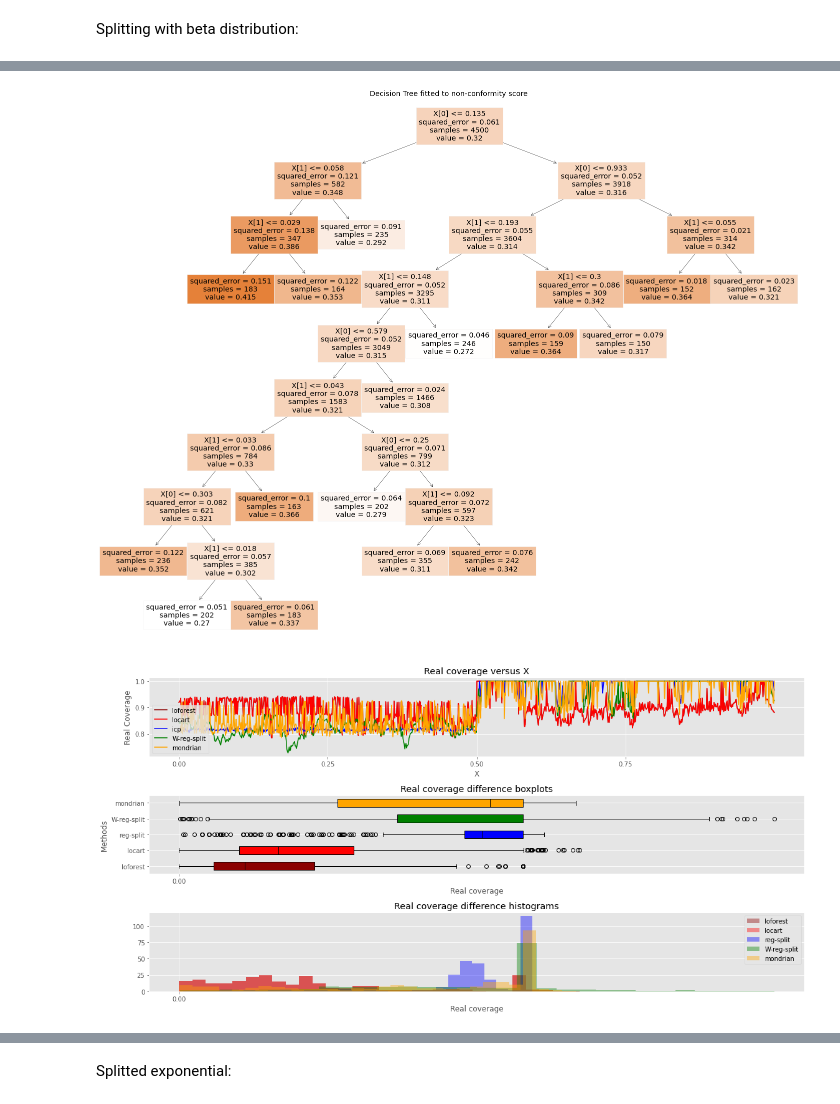
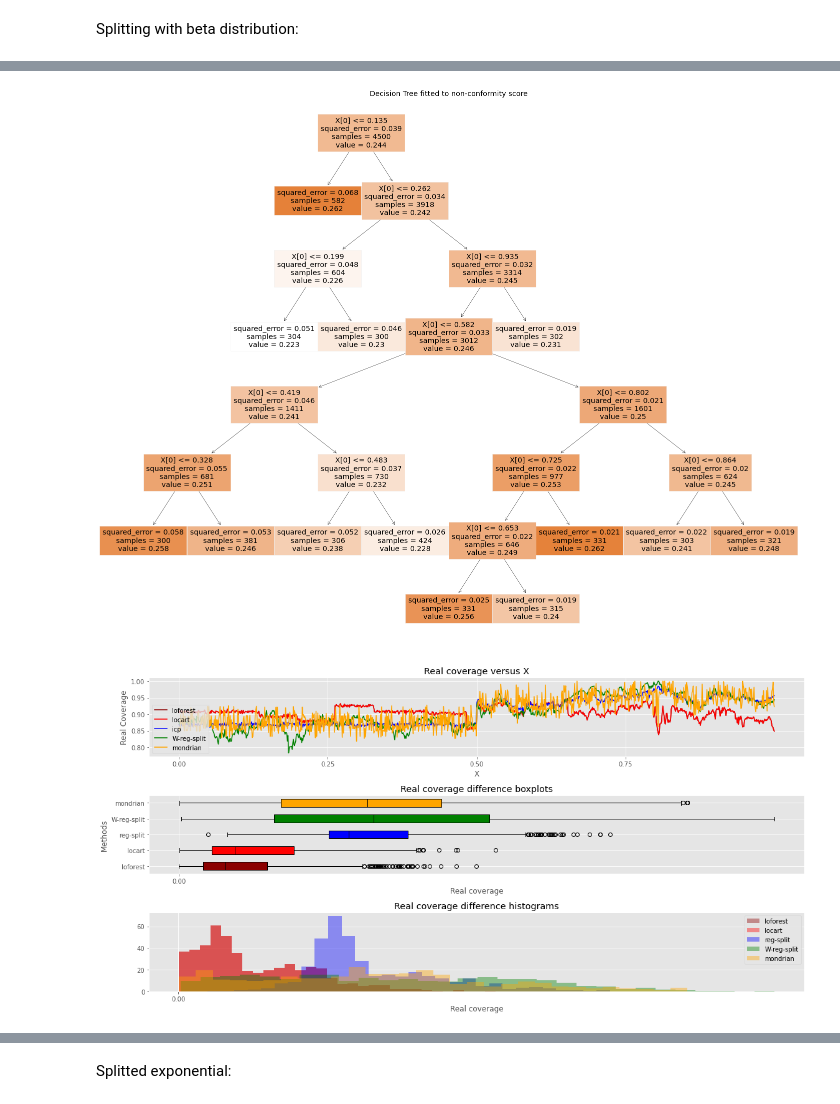
Before and after one commit to Monoxido45/clover, a Jupyter notebook: examples/toy_examples.ipynb, the cells around one changed output, grey strips where cells are left out. Cells and saved outputs as stored; diff of their text form; code cells hidden in the pictures.

```diff
--- a/examples/toy_examples.ipynb
+++ b/examples/toy_examples.ipynb
@@ -536,6 +558,6 @@ toy
 Splitting with beta distribution:
 # %%
 toy = run_toy_example(n = 10000, kind = "splitted_beta", base_model = KNeighborsRegressor, n_neighbors = 200, random_seed = 950,
-                       alpha = 0.5, beta = 0.5, x_lim = 1, test_size = 0.1, B_y = 10**4,
-                      criterion = "squared_error", split_calib = False, min_samples_leaf = 150, prune = True, tune_knn = True)
+                       alpha = 1.25, beta = 0.75, x_lim = 1, test_size = 0.1, B_y = 10**4,
+                      criterion = "squared_error", split_calib = False, min_samples_leaf = 300, prune = False, tune_knn = True, weighting = False)
 # %% [output]
@@ -561,3 +583,3 @@ Time Elapsed to fit mondrian regression split:  1.359306812286377
 Computing metrics
-[figure, old version]
+[figure, new version]
-[figure, old version]
+[figure, new version]
```
Also changed, not shown: parts of 5 cells of this notebook, 1 other file.
